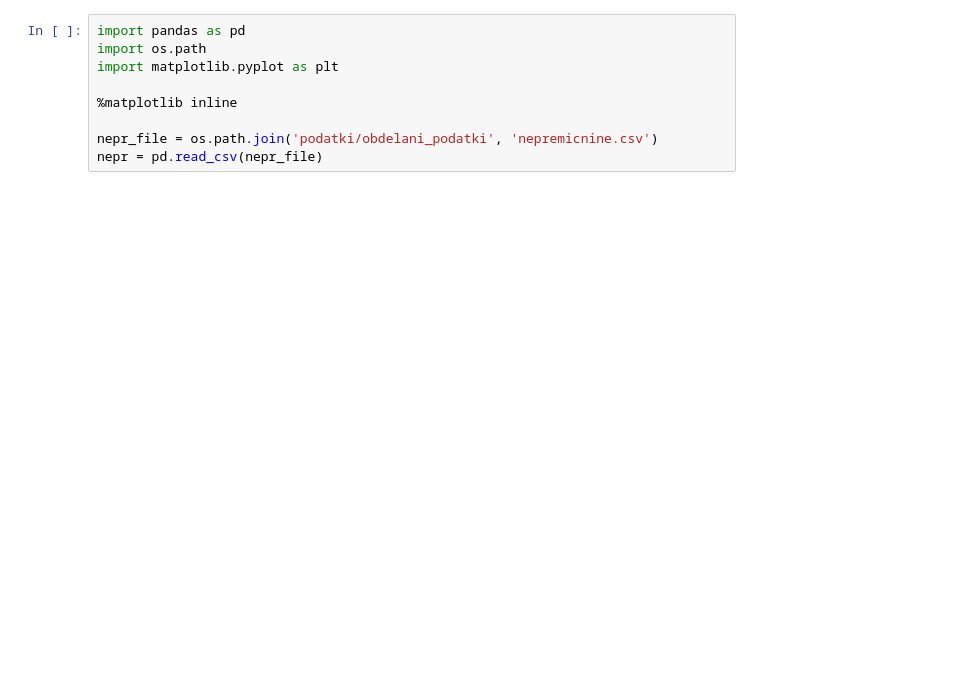
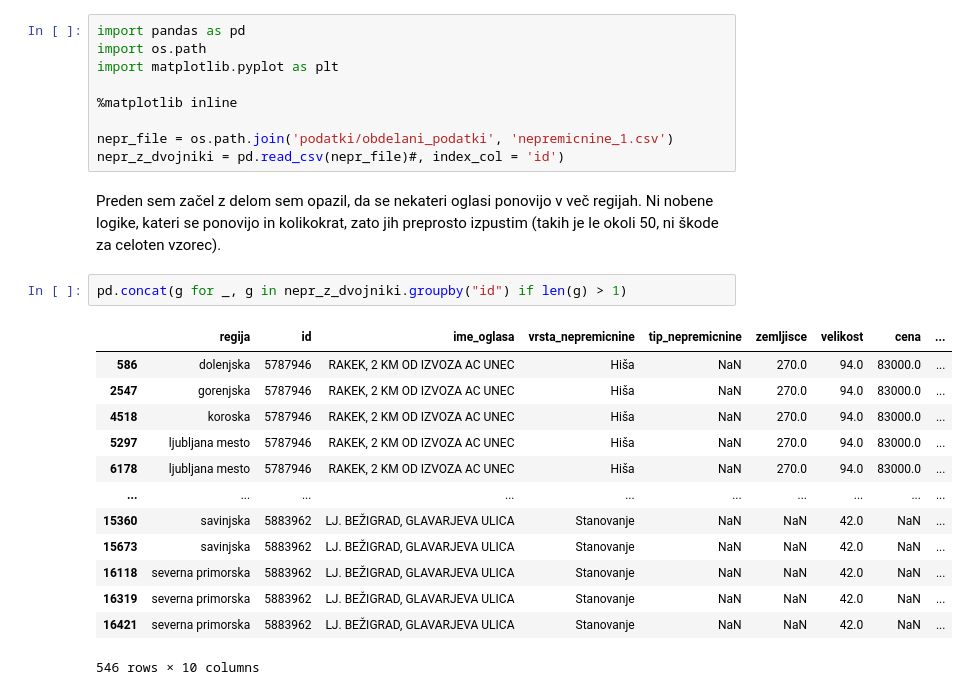
Before and after one commit to mitja-mandic/knjige-amazon, a Jupyter notebook: nepremicnine.ipynb, the cells around one changed output. Saved outputs shown, nothing was run; the diff lists cells and outputs as text; blank space fills up the shorter version.

```diff
--- a/nepremicnine.ipynb
+++ b/nepremicnine.ipynb
@@ -5,6 +5,24 @@ import matplotlib.pyplot as plt
 
 %matplotlib inline
 
-nepr_file = os.path.join('podatki/obdelani_podatki', 'nepremicnine.csv')
-nepr = pd.read_csv(nepr_file)
+nepr_file = os.path.join('podatki/obdelani_podatki', 'nepremicnine_1.csv')
+nepr_z_dvojniki = pd.read_csv(nepr_file)#, index_col = 'id')
+# %% [markdown]
+Preden sem začel z delom sem opazil, da se nekateri oglasi ponovijo v več regijah. Ni nobene logike, kateri se ponovijo in kolikokrat, zato jih preprosto izpustim (takih je le okoli 50, ni škode za celoten vzorec).
+# %%
+pd.concat(g for _, g in nepr_z_dvojniki.groupby("id") if len(g) > 1)
+# %% [output]
+|  | regija | id | ime_oglasa | vrsta_nepremicnine | tip_nepremicnine | zemljisce | velikost | cena | ... |
+| 586 | dolenjska | 5787946 | RAKEK, 2 KM OD IZVOZA AC UNEC | Hiša | NaN | 270.0 | 94.0 | 83000.0 | ... |
+| 2547 | gorenjska | 5787946 | RAKEK, 2 KM OD IZVOZA AC UNEC | Hiša | NaN | 270.0 | 94.0 | 83000.0 | ... |
+| 4518 | koroska | 5787946 | RAKEK, 2 KM OD IZVOZA AC UNEC | Hiša | NaN | 270.0 | 94.0 | 83000.0 | ... |
+| 5297 | ljubljana mesto | 5787946 | RAKEK, 2 KM OD IZVOZA AC UNEC | Hiša | NaN | 270.0 | 94.0 | 83000.0 | ... |
+| 6178 | ljubljana mesto | 5787946 | RAKEK, 2 KM OD IZVOZA AC UNEC | Hiša | NaN | 270.0 | 94.0 | 83000.0 | ... |
+| ... | ... | ... | ... | ... | ... | ... | ... | ... | ... |
+| 15360 | savinjska | 5883962 | LJ. BEŽIGRAD, GLAVARJEVA ULICA | Stanovanje | NaN | NaN | 42.0 | NaN | ... |
+| 15673 | savinjska | 5883962 | LJ. BEŽIGRAD, GLAVARJEVA ULICA | Stanovanje | NaN | NaN | 42.0 | NaN | ... |
+| 16118 | severna primorska | 5883962 | LJ. BEŽIGRAD, GLAVARJEVA ULICA | Stanovanje | NaN | NaN | 42.0 | NaN | ... |
+| 16319 | severna primorska | 5883962 | LJ. BEŽIGRAD, GLAVARJEVA ULICA | Stanovanje | NaN | NaN | 42.0 | NaN | ... |
+| 16421 | severna primorska | 5883962 | LJ. BEŽIGRAD, GLAVARJEVA ULICA | Stanovanje | NaN | NaN | 42.0 | NaN | ... |
+546 rows × 10 columns
 # %%
```
Also changed, not shown: parts of 12 cells of this notebook, 2 other files.
